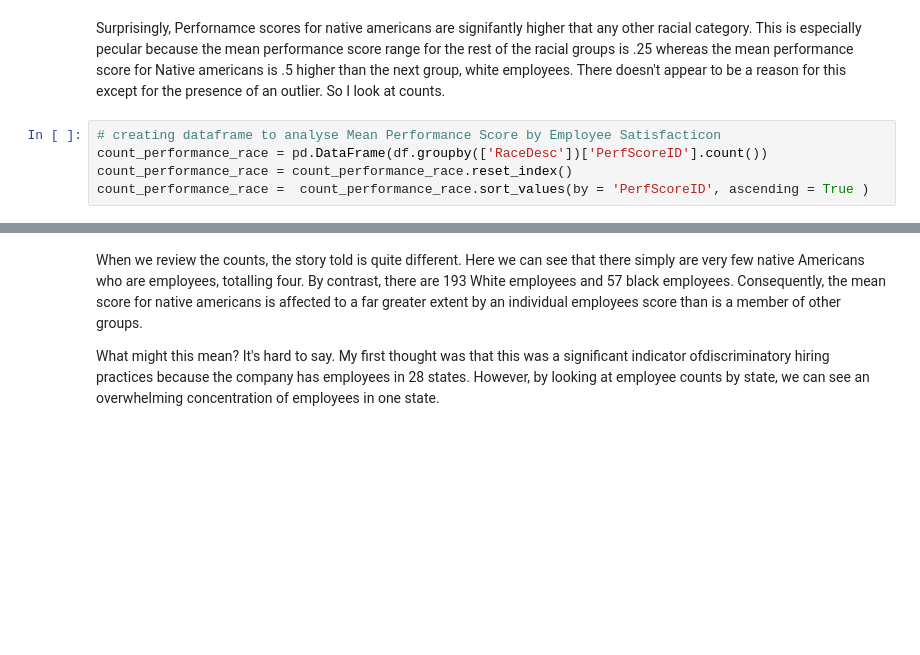
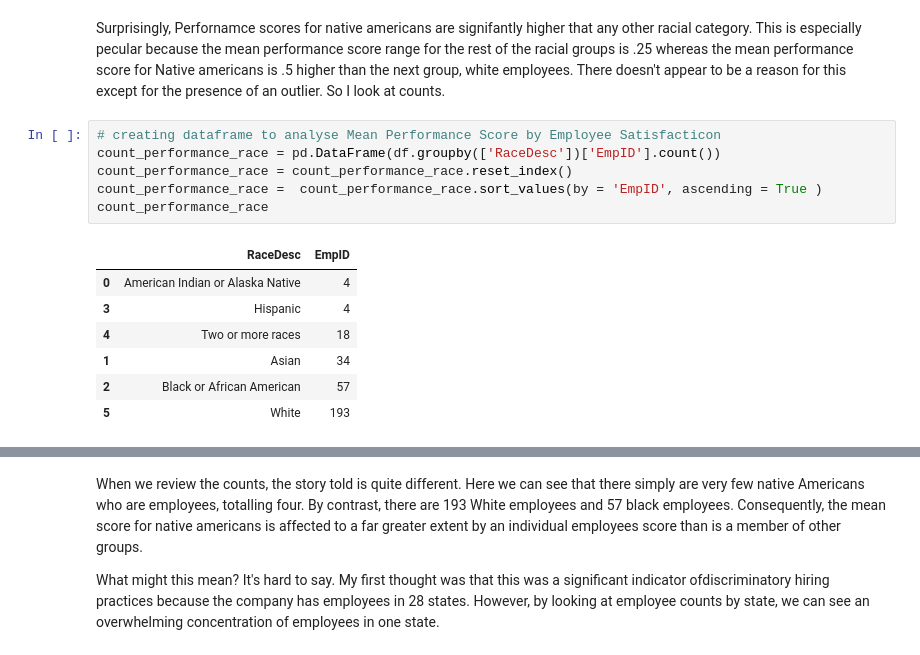
Before and after one commit to Vajrasamaya/Human_Capital_Analytics, a Jupyter notebook: Notebooks/EDA_HR_Analytics.ipynb, the cells around one changed output, grey strips where cells are left out. Saved outputs shown, nothing was run; the diff lists cells and outputs as text; blank space fills up the shorter version.

```diff
--- a/Notebooks/EDA_HR_Analytics.ipynb
+++ b/Notebooks/EDA_HR_Analytics.ipynb
@@ -288,6 +306,15 @@ fig.show()
 Surprisingly, Perfornamce scores for native americans are signifantly higher that any other racial category.  This is especially pecular because the mean performance score range for the rest of the racial groups is .25 whereas the mean performance score for Native americans is .5 higher than the next group, white employees.  There doesn't appear to be a reason for this except for the presence of an outlier. So I look at counts.
 # %%
 # creating dataframe to analyse Mean Performance Score by Employee Satisfacticon
-count_performance_race = pd.DataFrame(df.groupby(['RaceDesc'])['PerfScoreID'].count())
+count_performance_race = pd.DataFrame(df.groupby(['RaceDesc'])['EmpID'].count())
 count_performance_race = count_performance_race.reset_index()
-count_performance_race =  count_performance_race.sort_values(by = 'PerfScoreID', ascending = True )
+count_performance_race =  count_performance_race.sort_values(by = 'EmpID', ascending = True )
+count_performance_race
+# %% [output]
+|  | RaceDesc | EmpID |
+| 0 | American Indian or Alaska Native | 4 |
+| 3 | Hispanic | 4 |
+| 4 | Two or more races | 18 |
+| 1 | Asian | 34 |
+| 2 | Black or African American | 57 |
+| 5 | White | 193 |
```
Also changed, not shown: parts of 5 cells of this notebook, 1 other file.
